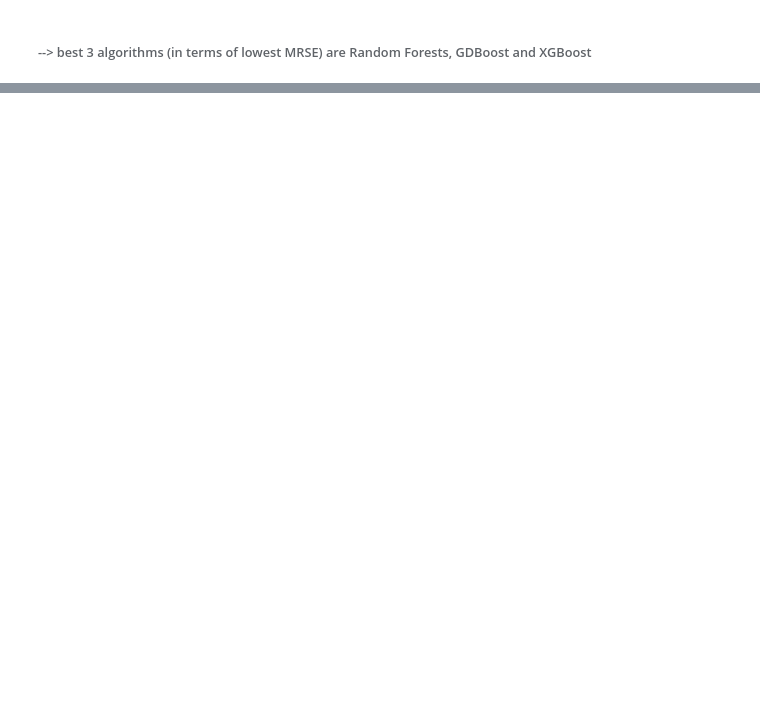
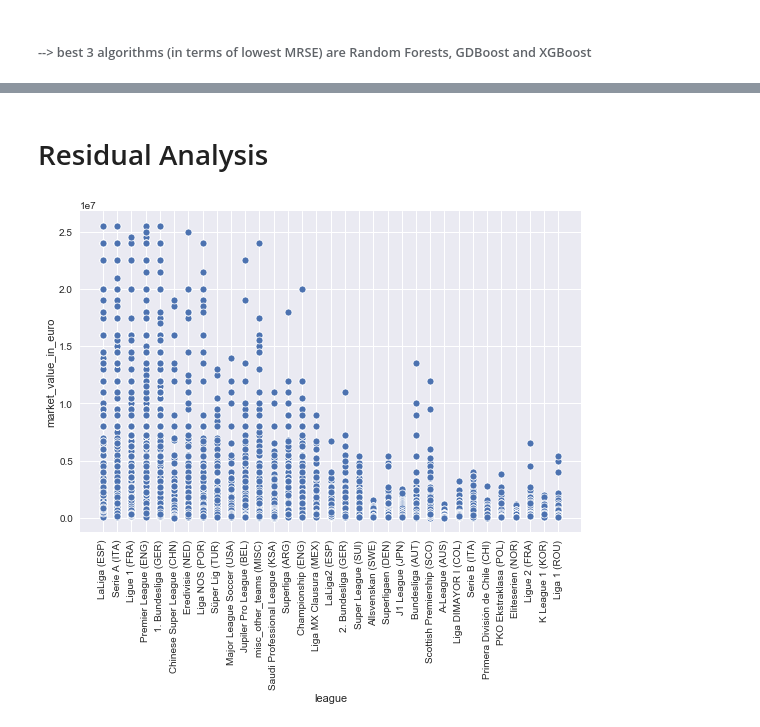
Before and after one commit to fabwerk90/FIFA-20---Market-value-prediction, a Jupyter notebook: h_predictive_algorithms.ipynb, the cells around one changed output, grey strips where cells are left out. Saved outputs shown, nothing was run; the diff lists cells and outputs as text; code cells hidden in the pictures; blank space fills up the shorter version.

Commit message:
residual analysis

```diff
--- a/h_predictive_algorithms.ipynb
+++ b/h_predictive_algorithms.ipynb
@@ -385,0 +386,7 @@ fitted_models, feature_importances = best_algos_pipeline(train_set_fp, MinMaxSca
+# %% [markdown]
+# Residual Analysis
+# %%
+ax = sns.scatterplot(x="league", y="market_value_in_euro", data=df_fp)
+plt.xticks(rotation='vertical');
+# %% [output]
+[figure, added]
```
Also changed, not shown: parts of 14 cells of this notebook.
